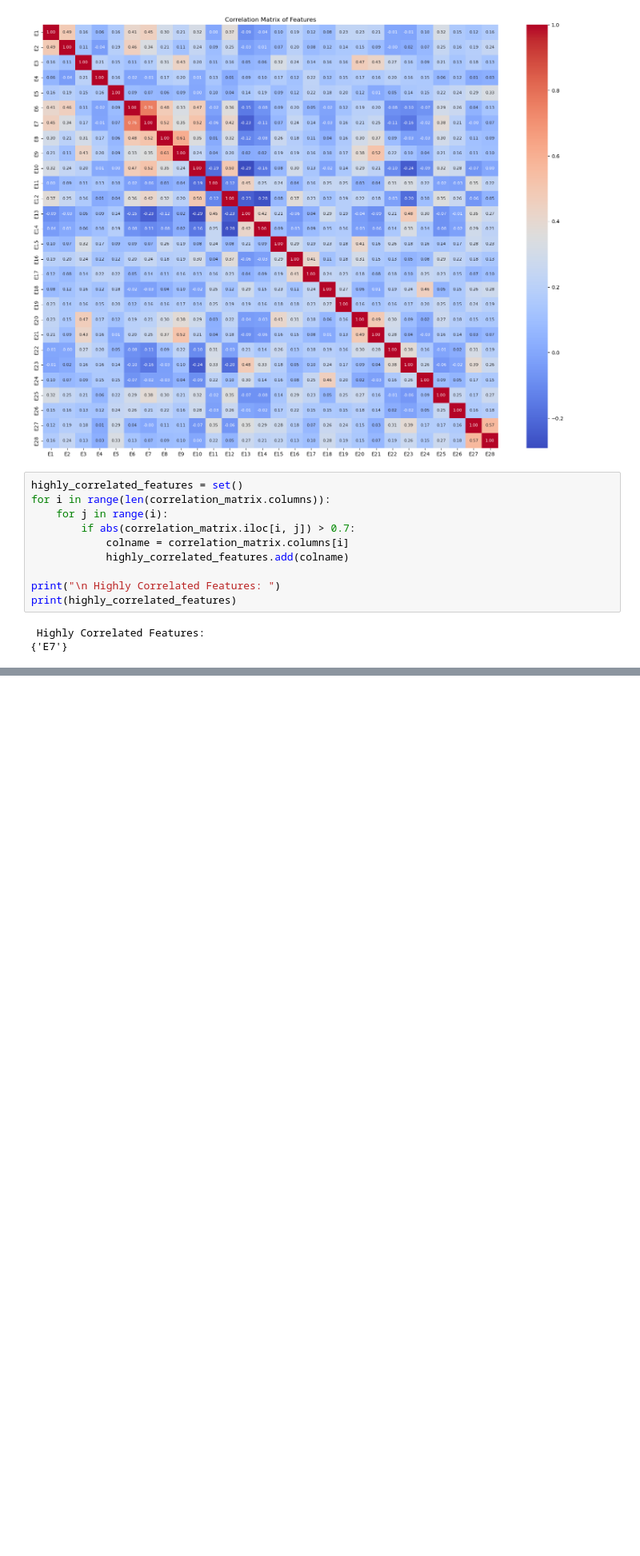
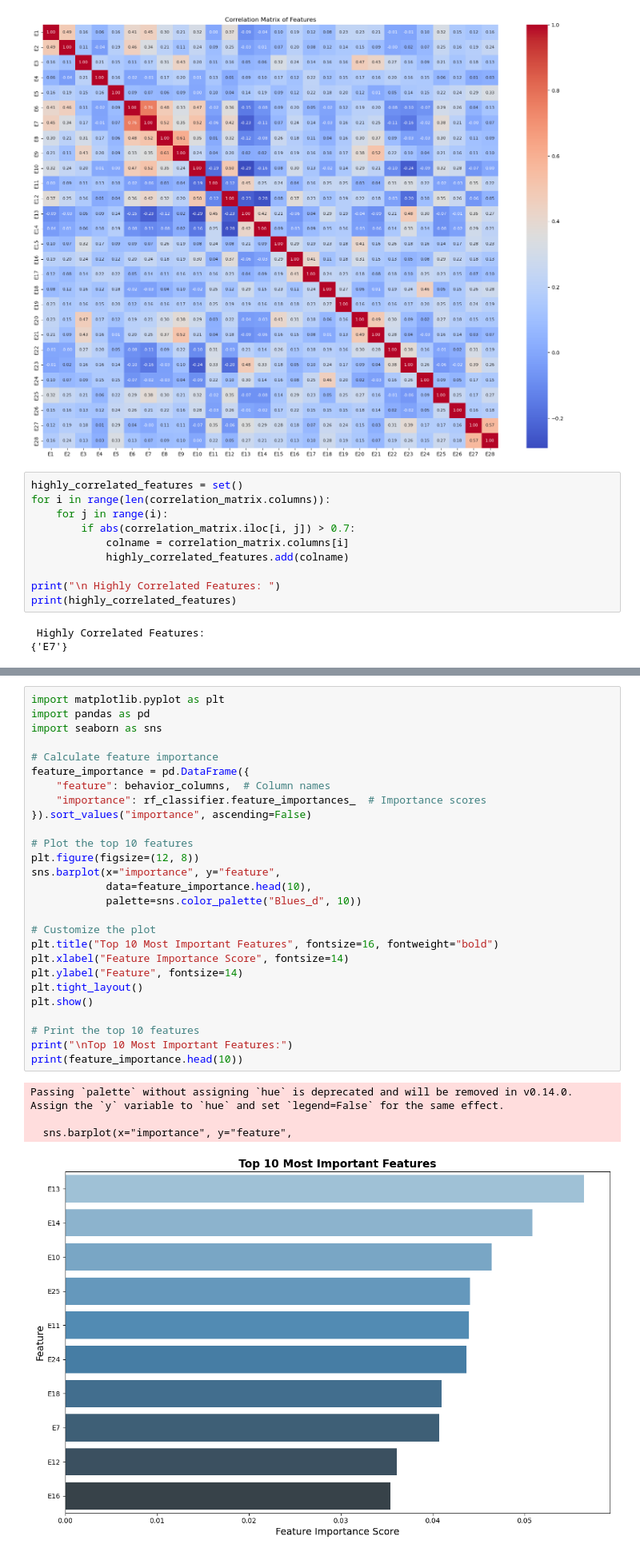
Before and after one commit to BhargavKumarNath/Understanding-The-Impact-of-Social-Isolation-and-Loneliness-in-a-Game-Environment-, a Jupyter notebook: main.ipynb, the cells around one changed output, grey strips where cells are left out. Shown at 80% size. Drawn from its saved outputs; the diff is of its cells as text; blank space fills up the shorter version.

```diff
--- a/main.ipynb
+++ b/main.ipynb
@@ -443,0 +467,32 @@ plt.show()
+# %%
+import matplotlib.pyplot as plt
+import pandas as pd
+import seaborn as sns
+
+# Calculate feature importance
+feature_importance = pd.DataFrame({
+    "feature": behavior_columns,  # Column names
+    "importance": rf_classifier.feature_importances_  # Importance scores
+}).sort_values("importance", ascending=False)
+
+# Plot the top 10 features
+plt.figure(figsize=(12, 8))
+sns.barplot(x="importance", y="feature",
+            data=feature_importance.head(10),
+            palette=sns.color_palette("Blues_d", 10))
+
+# Customize the plot
+plt.title("Top 10 Most Important Features", fontsize=16, fontweight="bold")
+plt.xlabel("Feature Importance Score", fontsize=14)
+plt.ylabel("Feature", fontsize=14)
+plt.tight_layout()
+plt.show()
+
+# Print the top 10 features
+print("\nTop 10 Most Important Features:")
+print(feature_importance.head(10))
+# %% [output]
+Passing `palette` without assigning `hue` is deprecated and will be removed in v0.14.0. Assign the `y` variable to `hue` and set `legend=False` for the same effect.
+
+  sns.barplot(x="importance", y="feature",
+[figure, added]
```
Also changed, not shown: parts of 5 cells of this notebook.
